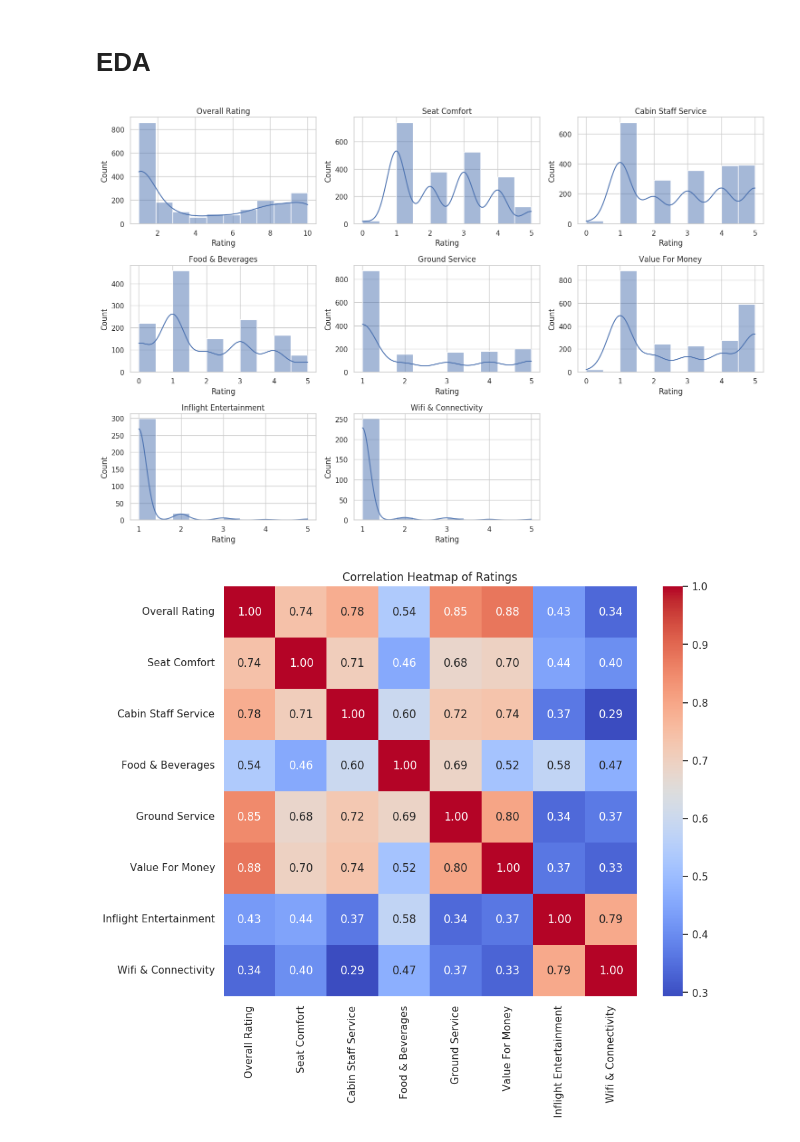
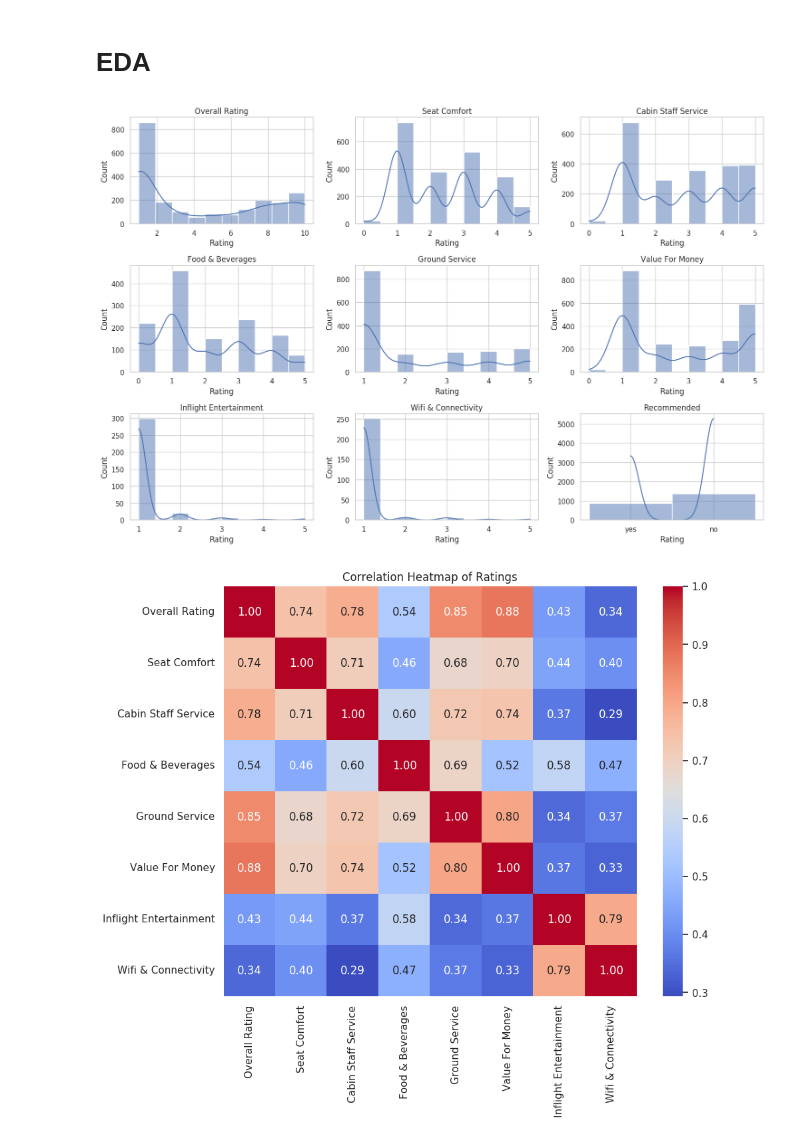
Before and after one commit to UVA-MLSys/Big-Data-Systems, a Jupyter notebook: Team 4/00_Explore_Dataset.ipynb, the cells around one changed output. Cells and saved outputs as stored; diff of their text form; code cells hidden in the pictures.

```diff
--- a/Team 4/00_Explore_Dataset.ipynb
+++ b/Team 4/00_Explore_Dataset.ipynb
@@ -117,25 +117,25 @@ for col in categorical_columns:
 # %%
 # sns style for plots
 sns.set(style="whitegrid")
 
 # numerical rating columns for univariate analysis
 rating_cols = ['Overall Rating', 'Seat Comfort', 'Cabin Staff Service',
                'Food & Beverages', 'Ground Service', 'Value For Money',
-               'Inflight Entertainment', 'Wifi & Connectivity']
+               'Inflight Entertainment', 'Wifi & Connectivity', 'Recommended']
 
 # distributions of numerical rating columns
 plt.figure(figsize=(15, 10))
 for i, col in enumerate(rating_cols):
     plt.subplot(3, 3, i + 1)
     sns.histplot(data_cleaned[col], kde=True, bins=10)
     plt.title(col)
     plt.xlabel('Rating')
     plt.ylabel('Count')
 
 plt.tight_layout()
 plt.show()
 # %% [output]
-[figure, old version]
+[figure, new version]
 # %%
 # correlation heatmap of numerical ratings
 correlation_matrix = data_cleaned[rating_cols].corr()
```
Also changed, not shown: parts of 1 cell of this notebook, 2 other files.
